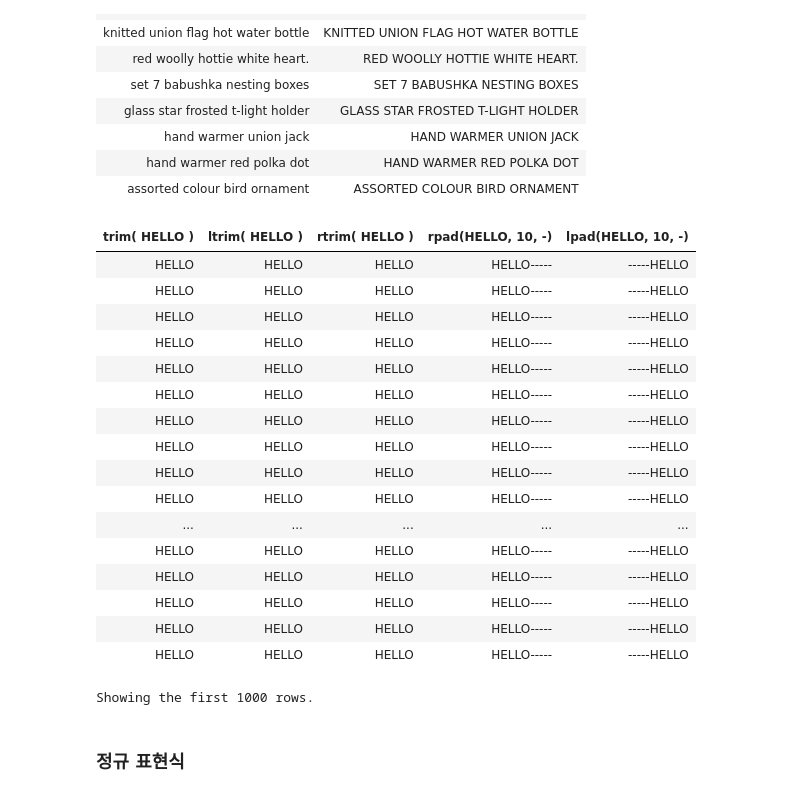
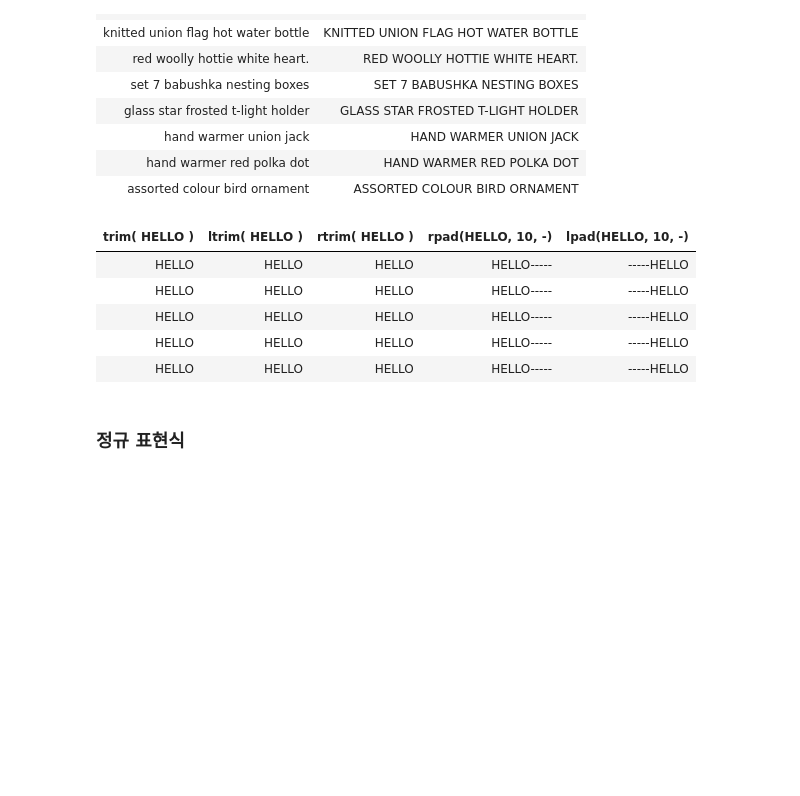
Before and after one commit to PingPingE/Spark, a Jupyter notebook: Part2/Chapter6.ipynb, the cells around one changed output. Drawn from its saved outputs; the diff is of its cells as text; code cells hidden in the pictures; blank space fills up the shorter version.

```diff
--- a/Part2/Chapter6.ipynb
+++ b/Part2/Chapter6.ipynb
@@ -174,26 +174,14 @@ display(df.select(F.lower('Description'), F.upper('Description')).limit(10))
 # %%
 #문자열 주변 공백 제거 및 추가
 target= '     HELLO     '
-display(df.select(F.trim(F.lit(target)), F.ltrim(F.lit(target)), F.rtrim(F.lit(target)), F.rpad(F.lit('HELLO'),10, '-'), F.lpad(F.lit('HELLO'),10,'-')))
+display(df.select(F.trim(F.lit(target)), F.ltrim(F.lit(target)), F.rtrim(F.lit(target)), F.rpad(F.lit('HELLO'),10, '-'), F.lpad(F.lit('HELLO'),10,'-')).limit(5))
 # %% [output]
 | trim( HELLO ) | ltrim( HELLO ) | rtrim( HELLO ) | rpad(HELLO, 10, -) | lpad(HELLO, 10, -) |
 | HELLO | HELLO | HELLO | HELLO----- | -----HELLO |
 | HELLO | HELLO | HELLO | HELLO----- | -----HELLO |
 | HELLO | HELLO | HELLO | HELLO----- | -----HELLO |
 | HELLO | HELLO | HELLO | HELLO----- | -----HELLO |
 | HELLO | HELLO | HELLO | HELLO----- | -----HELLO |
-| HELLO | HELLO | HELLO | HELLO----- | -----HELLO |
-| HELLO | HELLO | HELLO | HELLO----- | -----HELLO |
-| HELLO | HELLO | HELLO | HELLO----- | -----HELLO |
-| HELLO | HELLO | HELLO | HELLO----- | -----HELLO |
-| HELLO | HELLO | HELLO | HELLO----- | -----HELLO |
-| ... | ... | ... | ... | ... |
-| HELLO | HELLO | HELLO | HELLO----- | -----HELLO |
-| HELLO | HELLO | HELLO | HELLO----- | -----HELLO |
-| HELLO | HELLO | HELLO | HELLO----- | -----HELLO |
-| HELLO | HELLO | HELLO | HELLO----- | -----HELLO |
-| HELLO | HELLO | HELLO | HELLO----- | -----HELLO |
-Showing the first 1000 rows.
 # %% [markdown]
 ### 정규 표현식
 # %%
```
Also changed, not shown: parts of 46 cells of this notebook.
